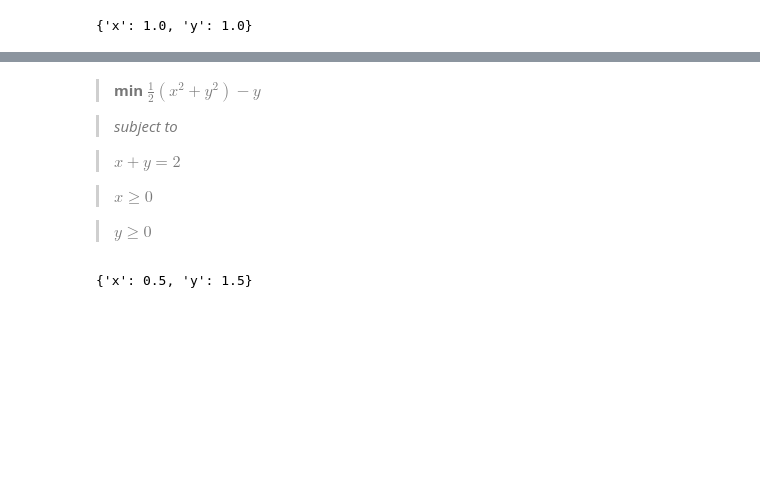
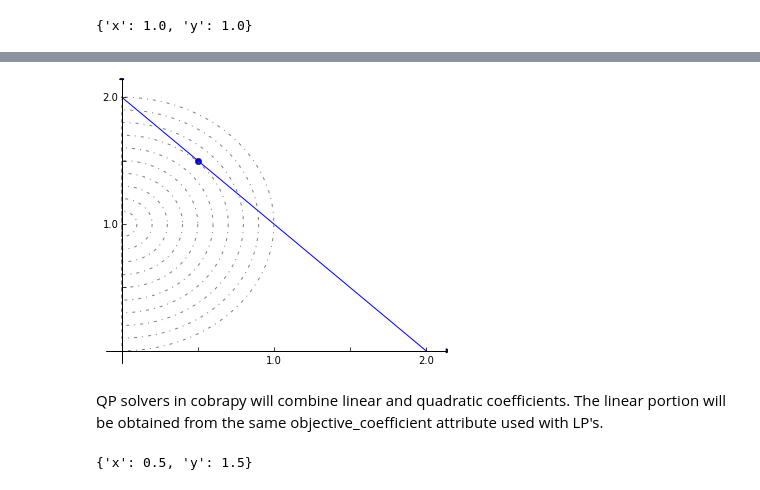
Before and after one commit to opencobra/cobrapy, a Jupyter notebook: documentation_builder/qp.ipynb, the cells around one changed output, grey strips where cells are left out. Cells and saved outputs as stored; diff of their text form; code cells hidden in the pictures; blank space fills up the shorter version.

```diff
--- a/documentation_builder/qp.ipynb
+++ b/documentation_builder/qp.ipynb
@@ -63,13 +108,16 @@ Suppose we change the problem to have a mixed linear and quadratic objective.
-# %% [markdown]
-> **min** $\frac{1}{2}\left(x^2 + y^2 \right) - y$
-
-> *subject to*
-
-> $x + y = 2$
-
-> $x \ge 0$
-
-> $y \ge 0$
+# %%
+ax = make_plot_ax()
+ax.plot((0, 2), (2, 0), 'b')
+ax.plot([0.5], [1.5], 'bo')
+
+yrange = linspace(1, 2, 11)
+for r in (yrange ** 2 / 2. - yrange):
+    t = linspace(-sqrt(2 * r + 1) + 0.000001, sqrt(2 * r + 1) - 0.000001, 1000)
+    ax.plot(abs(t), 1 + sqrt(2 * r + 1 - t ** 2) * sign(t), '-.', color="gray")
+# %% [output]
+[figure, added]
+# %% [markdown]
+QP solvers in cobrapy will combine linear and quadratic coefficients. The linear portion will be obtained from the same objective_coefficient attribute used with LP's.
 # %%
 y.objective_coefficient = -1
 sol = m.optimize(quadratic_component=Q, objective_sense="minimize")
```
Also changed, not shown: parts of 4 cells of this notebook, 17 other files.
